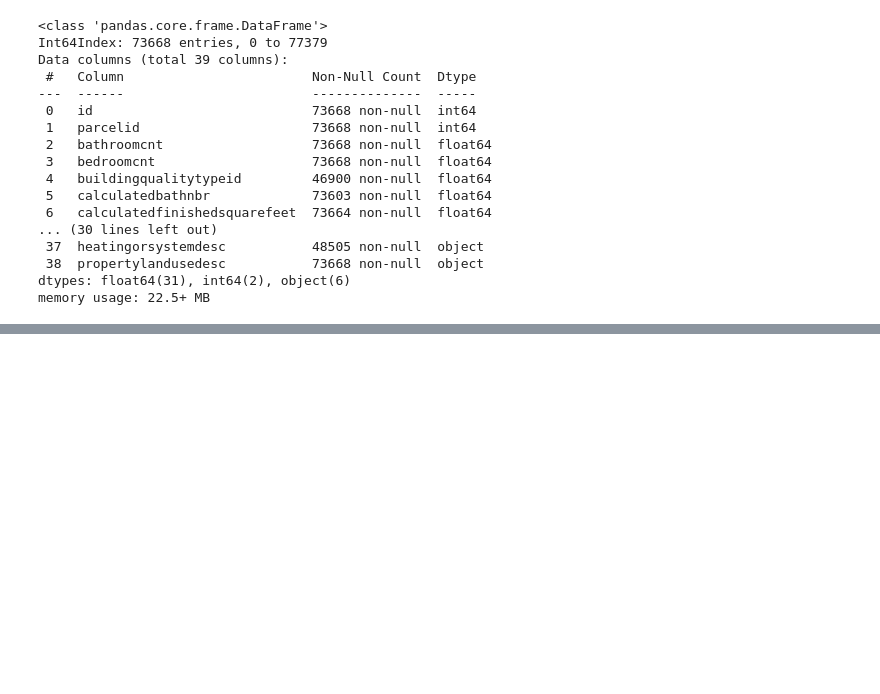
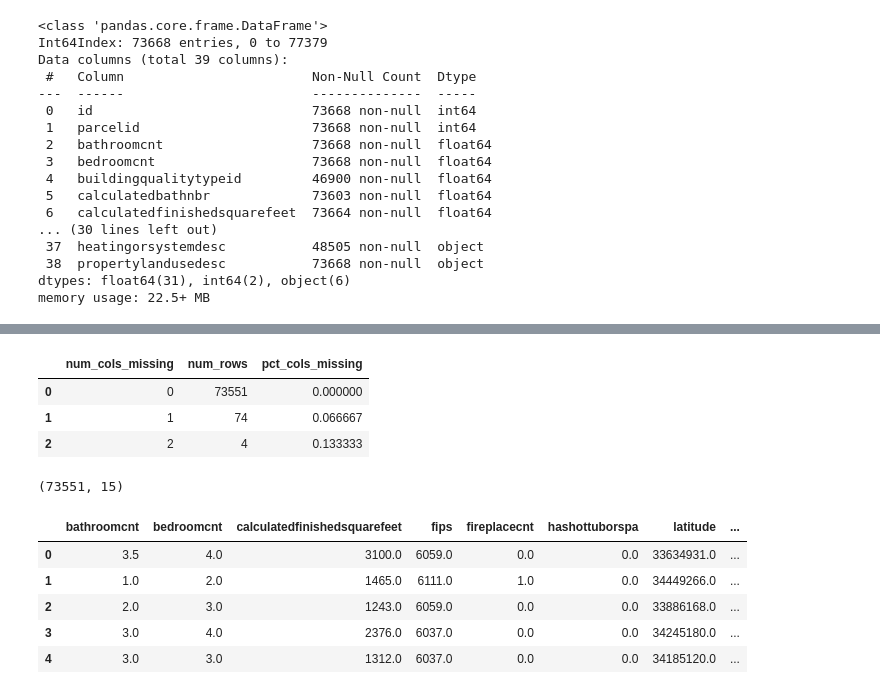
Before and after one commit to watermanbrandyn/clustering_project, a Jupyter notebook: zillow_notebook.ipynb, the cells around one changed output, grey strips where cells are left out. Saved outputs shown, nothing was run; the diff lists cells and outputs as text; code cells hidden in the pictures; blank space fills up the shorter version.

```diff
--- a/zillow_notebook.ipynb
+++ b/zillow_notebook.ipynb
@@ -186,0 +213,2 @@ memory usage: 12.4+ MB
+# %%
+df = df[df.unitcnt <= 1]
@@ -186,0 +219,2 @@ memory usage: 12.4+ MB
+# %%
+df = df.drop(columns='unitcnt')
@@ -186,0 +264,29 @@ memory usage: 12.4+ MB
+# %%
+w.nulls_by_rows(df)
+# %% [output]
+|  | num_cols_missing | num_rows | pct_cols_missing |
+| 0 | 0 | 73551 | 0.000000 |
+| 1 | 1 | 74 | 0.066667 |
+| 2 | 2 | 4 | 0.133333 |
+# %%
+# Due to low number of nulls (would result in a .1% drop of data) and the desire to retain the integrity of
+# the columns where they are missing, am going to just drop all the nulls.
+df = df.dropna()
+# %%
+df.shape
+# %% [output]
+(73551, 15)
+# %%
+# Changing yearbuilt to new feature age and dropping yearbuilt column
+df.yearbuilt = df.yearbuilt.astype(int)
+df['age'] = 2017 - df.yearbuilt
+df = df.drop(columns='yearbuilt')
+# %%
+df.head()
+# %% [output]
+|  | bathroomcnt | bedroomcnt | calculatedfinishedsquarefeet | fips | fireplacecnt | hashottuborspa | latitude | ... |
+| 0 | 3.5 | 4.0 | 3100.0 | 6059.0 | 0.0 | 0.0 | 33634931.0 | ... |
+| 1 | 1.0 | 2.0 | 1465.0 | 6111.0 | 1.0 | 0.0 | 34449266.0 | ... |
+| 2 | 2.0 | 3.0 | 1243.0 | 6059.0 | 0.0 | 0.0 | 33886168.0 | ... |
+| 3 | 3.0 | 4.0 | 2376.0 | 6037.0 | 0.0 | 0.0 | 34245180.0 | ... |
+| 4 | 3.0 | 3.0 | 1312.0 | 6037.0 | 0.0 | 0.0 | 34185120.0 | ... |
```
Also changed, not shown: parts of 34 cells of this notebook.
